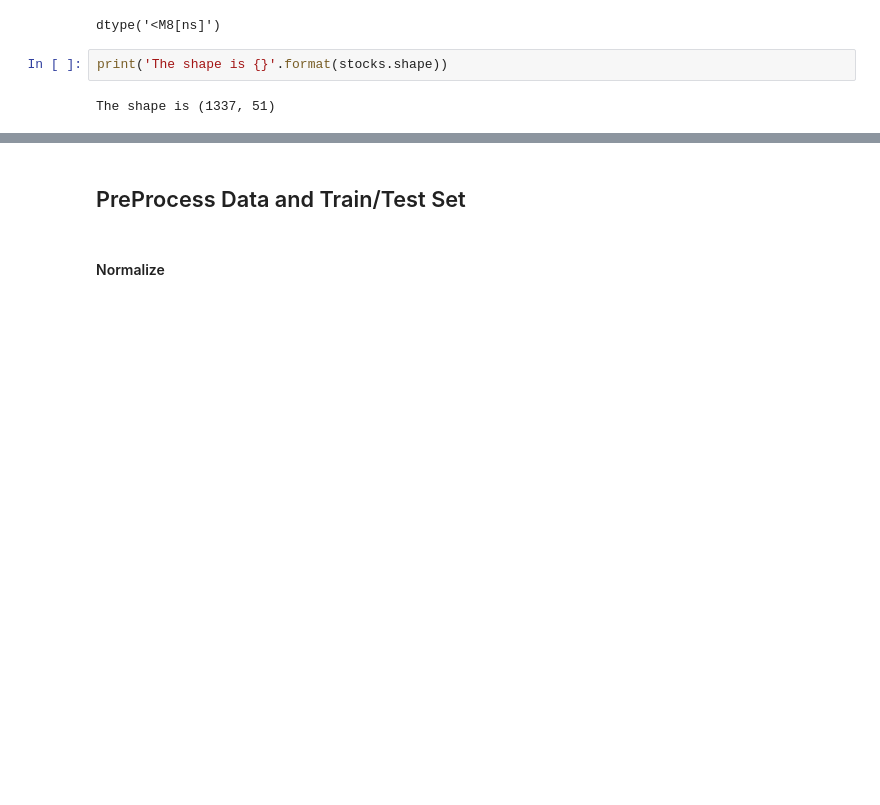
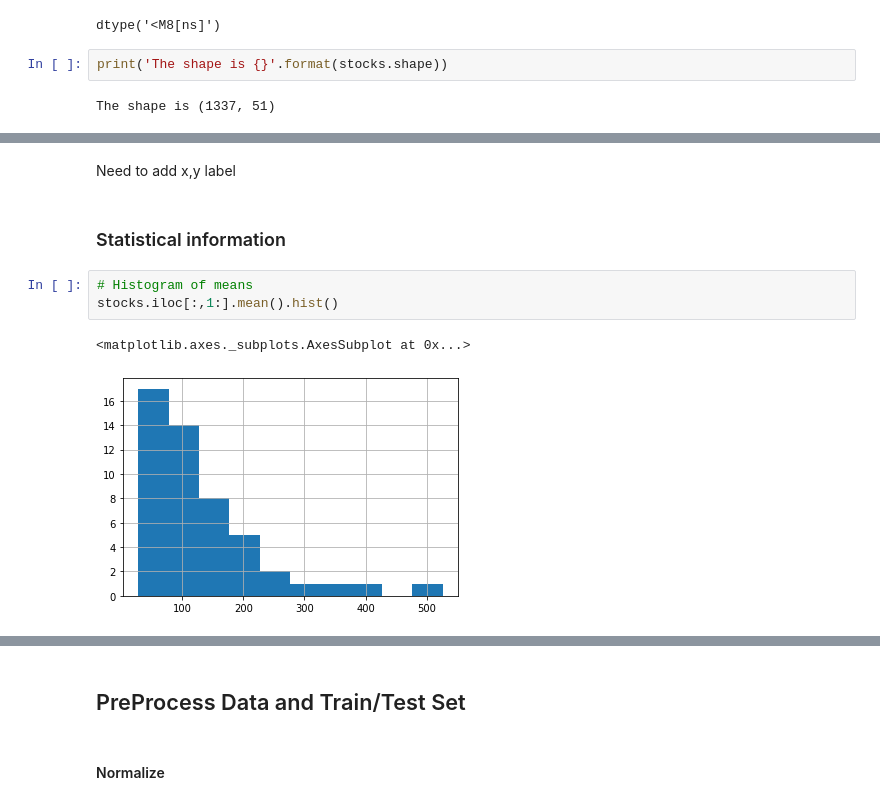
Before and after one commit to dustinak80/Deep_Learning, a Jupyter notebook: HW3/HW3.ipynb, the cells around one changed output, grey strips where cells are left out. Cells and saved outputs as stored; diff of their text form; blank space fills up the shorter version.

```diff
--- a/HW3/HW3.ipynb
+++ b/HW3/HW3.ipynb
@@ -87,0 +132,10 @@ Plot the time series data before normalization
+# %% [markdown]
+Need to add x,y label
+# %% [markdown]
+### Statistical information
+# %%
+# Histogram of means
+stocks.iloc[:,1:].mean().hist()
+# %% [output]
+<matplotlib.axes._subplots.AxesSubplot at 0x...>
+[figure, added]
```
Also changed, not shown: parts of 18 cells of this notebook.
